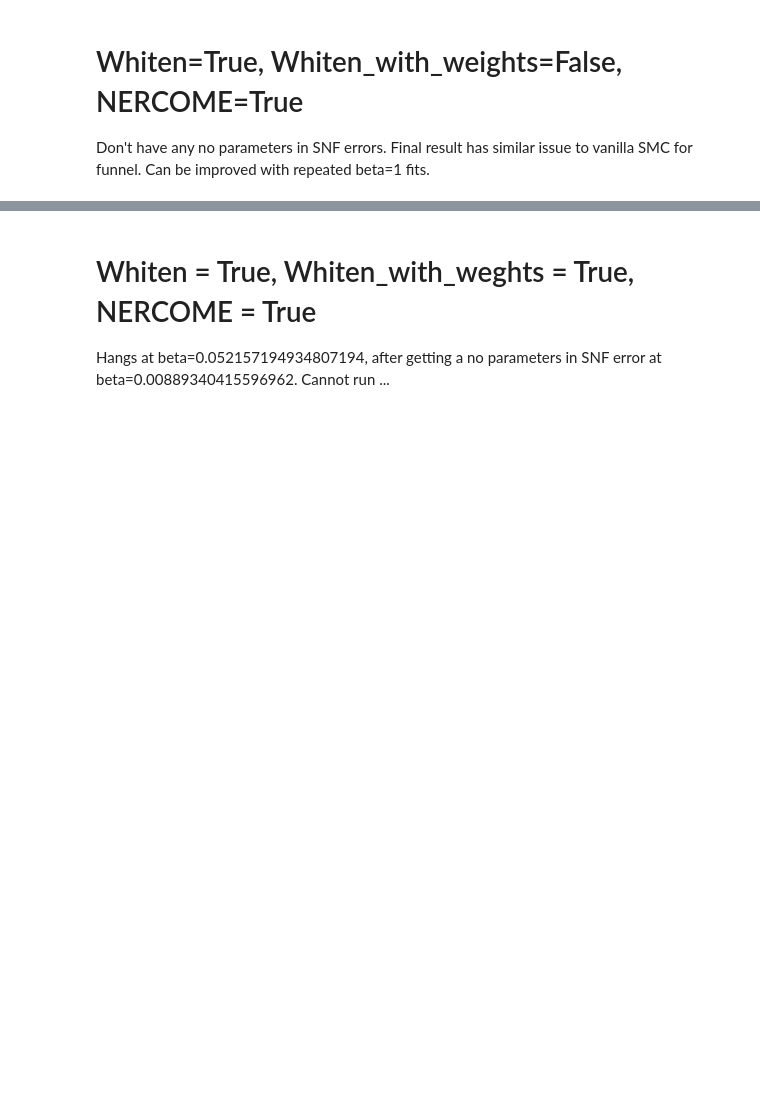
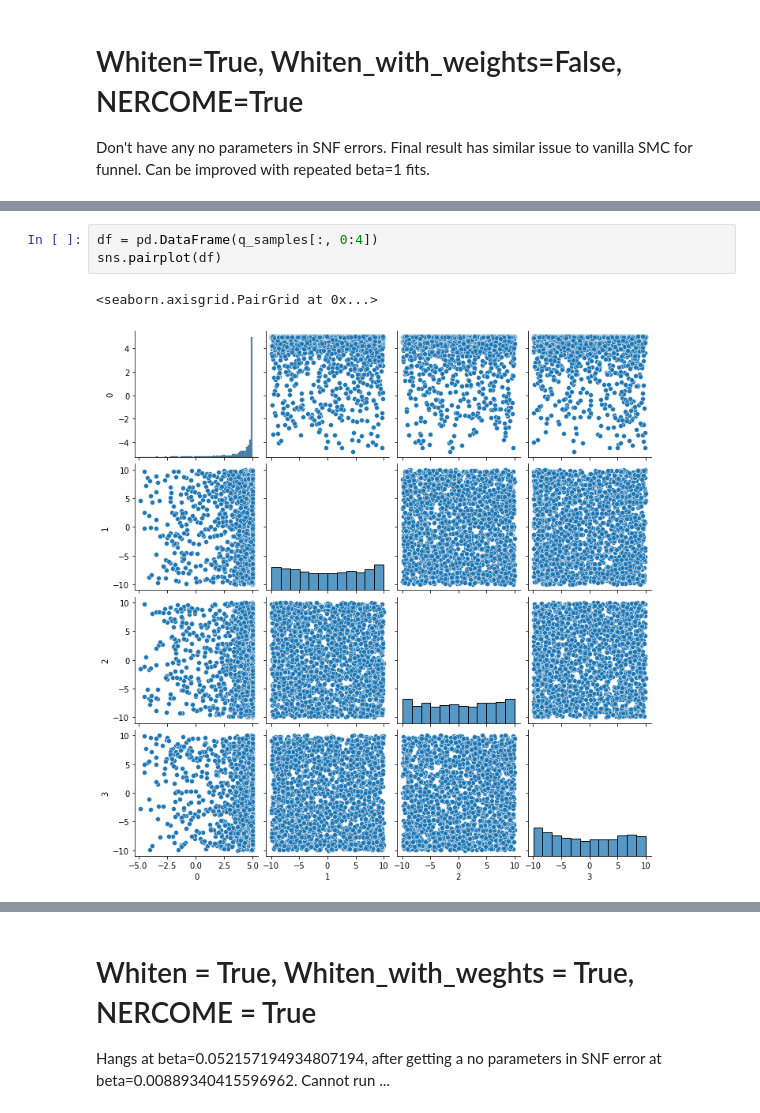
Before and after one commit to RichardGrumitt/nfmc_jax_tests, a Jupyter notebook: funnel_test.ipynb, the cells around one changed output, grey strips where cells are left out. Cells and saved outputs as stored; diff of their text form; blank space fills up the shorter version.

```diff
--- a/funnel_test.ipynb
+++ b/funnel_test.ipynb
@@ -301,2 +374,8 @@ Don't have any no parameters in SNF errors. Final result has similar issue to va
+# %%
+df = pd.DataFrame(q_samples[:, 0:4])
+sns.pairplot(df)
+# %% [output]
+<seaborn.axisgrid.PairGrid at 0x...>
+[figure, added]
 # %%
 # First plot the samples without weights.
```
Also changed, not shown: parts of 12 cells of this notebook.
